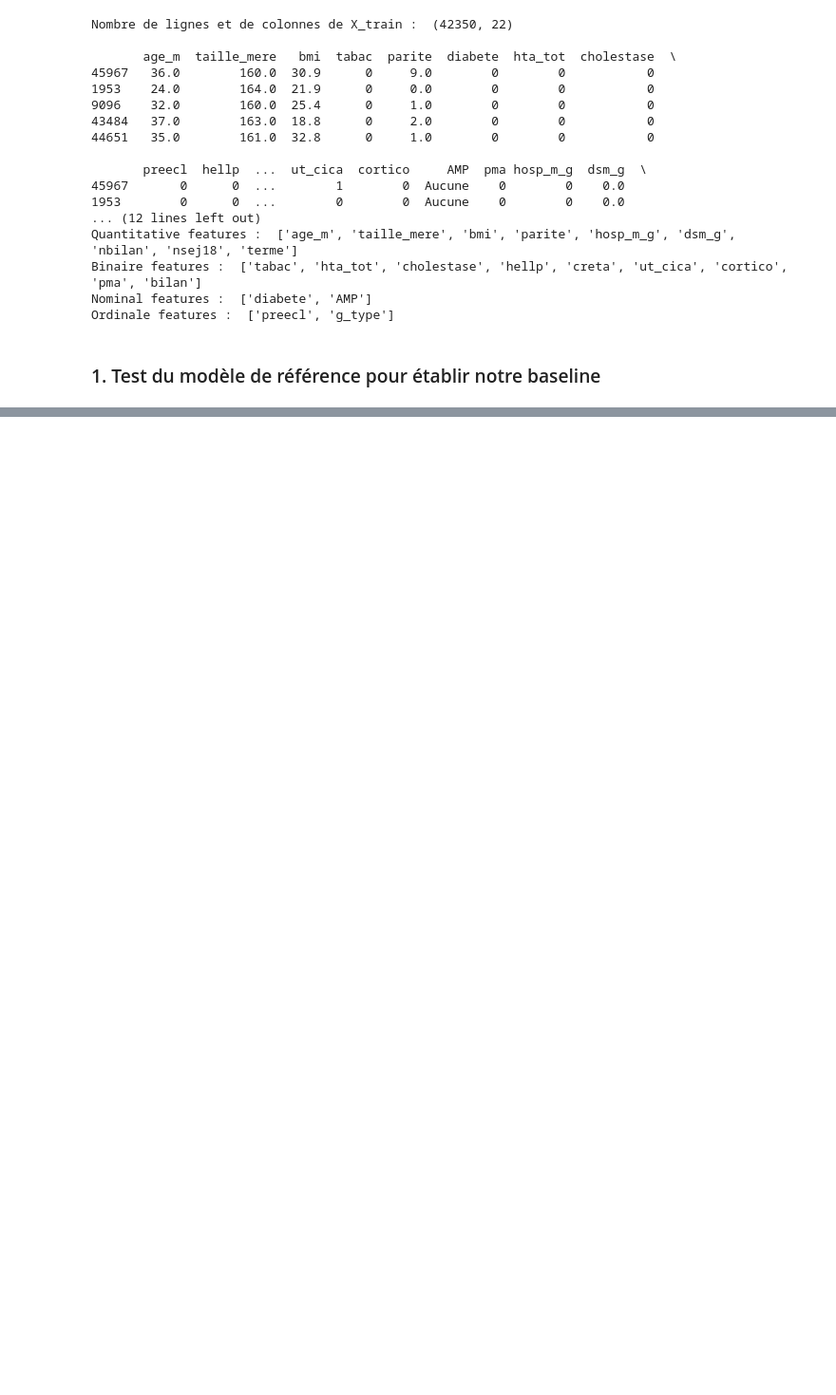
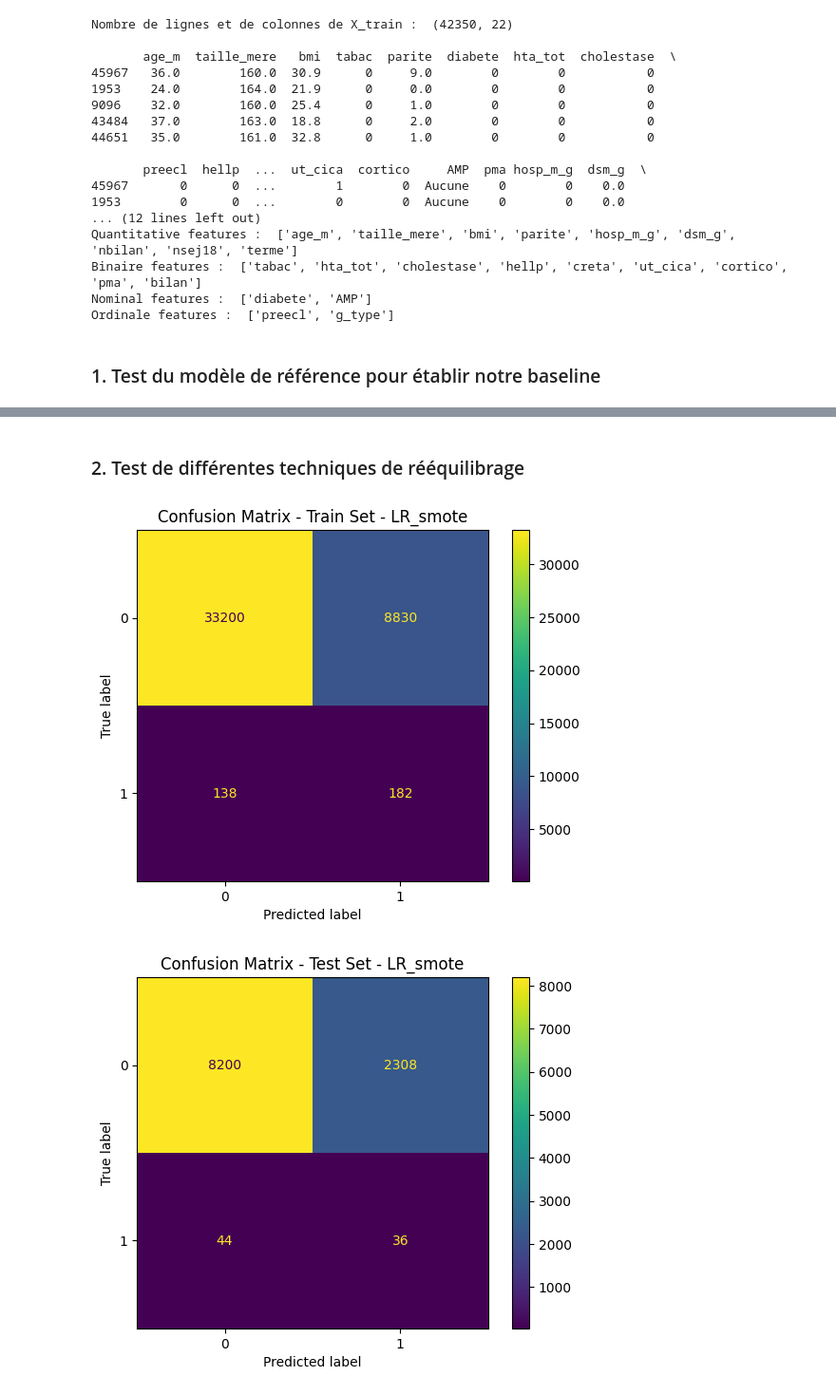
Before and after one commit to thibautmodrin/Jedha_Full_Stack_HPP_Prediction, a Jupyter notebook: 01_Notebooks/03_Model_LogReg.ipynb, the cells around one changed output, grey strips where cells are left out. Shown at 95% size. Saved outputs shown, nothing was run; the diff lists cells and outputs as text; code cells hidden in the pictures; blank space fills up the shorter version.

```diff
--- a/01_Notebooks/03_Model_LogReg.ipynb
+++ b/01_Notebooks/03_Model_LogReg.ipynb
@@ -371,0 +403,28 @@ baseline_results = evaluate_model(log_reg_baseline, X_train, X_test, y_train, y_
+# %% [markdown]
+### 2. Test de différentes techniques de rééquilibrage
+# %%
+#### 2.1. Rééquilibrage par sur-échantillonnage de la classe minoritaire
+
+
+
+# Pipeline avec SMOTE
+pipeline_smote = ImbPipeline(steps=[
+    ('preprocessor', preprocessor),
+    ('sampler', SMOTE(random_state=42)),
+    ('classifier', LogisticRegression(random_state=42,max_iter=1000))
+])
+
+param_grid = {
+
+}
+cv=StratifiedKFold(n_splits=5, shuffle=True, random_state=42)
+log_reg_smote=GridSearchCV(pipeline_smote, param_grid, cv=cv, scoring='f1',refit=True)
+log_reg_smote.fit(X_train,y_train)
+
+
+# Évaluation du modèle SMOTE
+smote_results = evaluate_model(log_reg_smote, X_train, X_test, y_train, y_test,
+                             experiment_name="LR_prediction", run_name="LR_smote", use_mlflow=False)
+# %% [output]
+[figure, added]
+[figure, added]
```
Also changed, not shown: parts of 14 cells of this notebook.
